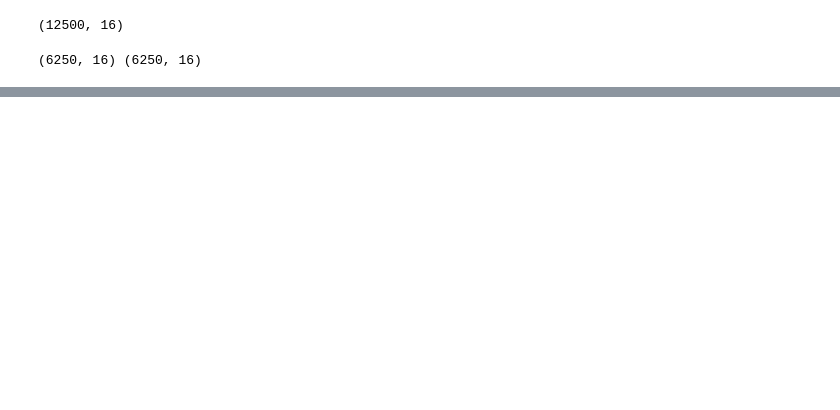
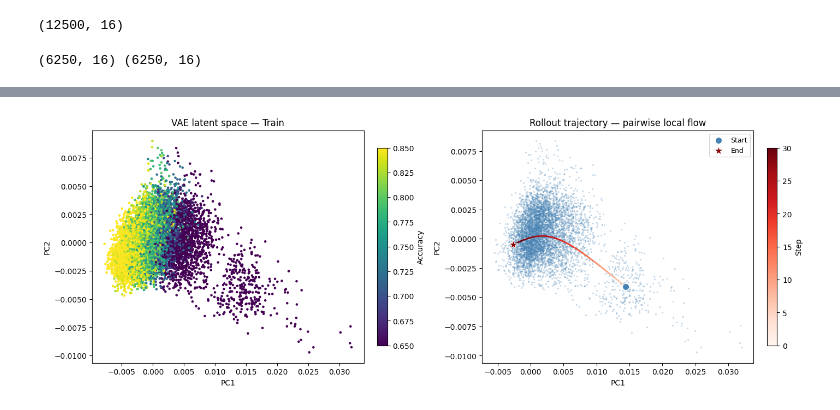
Before and after one commit to mvrmoris/Deep-Learning-Project, a Jupyter notebook: latent_space/data_inspection.ipynb, the cells around one changed output, grey strips where cells are left out. Saved outputs shown, nothing was run; the diff lists cells and outputs as text; code cells hidden in the pictures; blank space fills up the shorter version.

```diff
--- a/latent_space/data_inspection.ipynb
+++ b/latent_space/data_inspection.ipynb
@@ -795,0 +799,3 @@ plt.show()
+# %%
+z_all_np = z_all.cpu().numpy()
+y_train_np = y_train.numpy()
@@ -795,0 +972,76 @@ plt.show()
+# %%
+# ============================================================
+# ROLLOUT — traiettoria multi-step
+# ============================================================
+start_idx = np.argmin(y_train.numpy())
+z_start = z_all_np[start_idx:start_idx+1]
+
+n_steps = 30
+step_size = 1.3
+trajectory = [z_start.copy()]
+
+flow.eval()
+z_current = z_start.copy()
+
+with torch.no_grad():
+    for _ in range(n_steps):
+        z_tensor = torch.tensor(z_current, dtype=torch.float32).to(DEVICE)
+        v = flow(z_tensor).cpu().numpy()
+        z_current = z_current + step_size * v
+        trajectory.append(z_current.copy())
+
+trajectory = np.vstack(trajectory)
+traj_2d = pca.transform(trajectory)
+
+# ============================================================
+# PLOT — stesso stile del flow field
+# ============================================================
+fig, axes = plt.subplots(1, 2, figsize=(14, 5), constrained_layout=True)
+
+# (0) VAE latent space
+sc0 = axes[0].scatter(
+    vae_2d[:,0], vae_2d[:,1],
+    c=y_train, cmap="viridis",
+    s=5, vmin=0.65, vmax=0.85
+)
+axes[0].set_title("VAE latent space — Train")
+axes[0].set_xlabel("PC1")
+axes[0].set_ylabel("PC2")
+fig.colorbar(sc0, ax=axes[0], shrink=0.85).set_label("Accuracy")
+
+# (1) Traiettoria
+axes[1].scatter(
+    z_low_2d_new[:,0], z_low_2d_new[:,1],
+    color="steelblue", s=5, alpha=0.3, linewidths=0, zorder=2
+)
+
+# Linea colorata per step con cmap="Reds"
+n = len(traj_2d)
+cmap_traj = plt.cm.Reds
+norm_traj = plt.Normalize(0, n_steps)
+for i in range(n - 1):
+    t = (i + 1) / n_steps
+    axes[1].plot(
+        traj_2d[i:i+2, 0], traj_2d[i:i+2, 1],
+        color=cmap_traj(t * 0.85 + 0.15),  # evita il bianco iniziale
+        linewidth=2, solid_capstyle="round", zorder=3
+    )
+
+# Start e End
+axes[1].scatter(*traj_2d[0],  s=80, color="steelblue",
+    zorder=5, edgecolors="white", linewidths=1, label="Start")
+axes[1].scatter(*traj_2d[-1], s=150, marker="*", color="darkred",
+    zorder=5, edgecolors="white", linewidths=0.8, label="End")
+
+sm = plt.cm.ScalarMappable(cmap=cmap_traj, norm=norm_traj)
+sm.set_array([])
+fig.colorbar(sm, ax=axes[1], shrink=0.85).set_label("Step")
+
+axes[1].set_title("Rollout trajectory — pairwise local flow")
+axes[1].set_xlabel("PC1")
+axes[1].set_ylabel("PC2")
+axes[1].legend(fontsize=9, framealpha=0.8, edgecolor="#ccc")
+
+plt.show()
+# %% [output]
+[figure, added]
```
Also changed, not shown: parts of 13 cells of this notebook.
